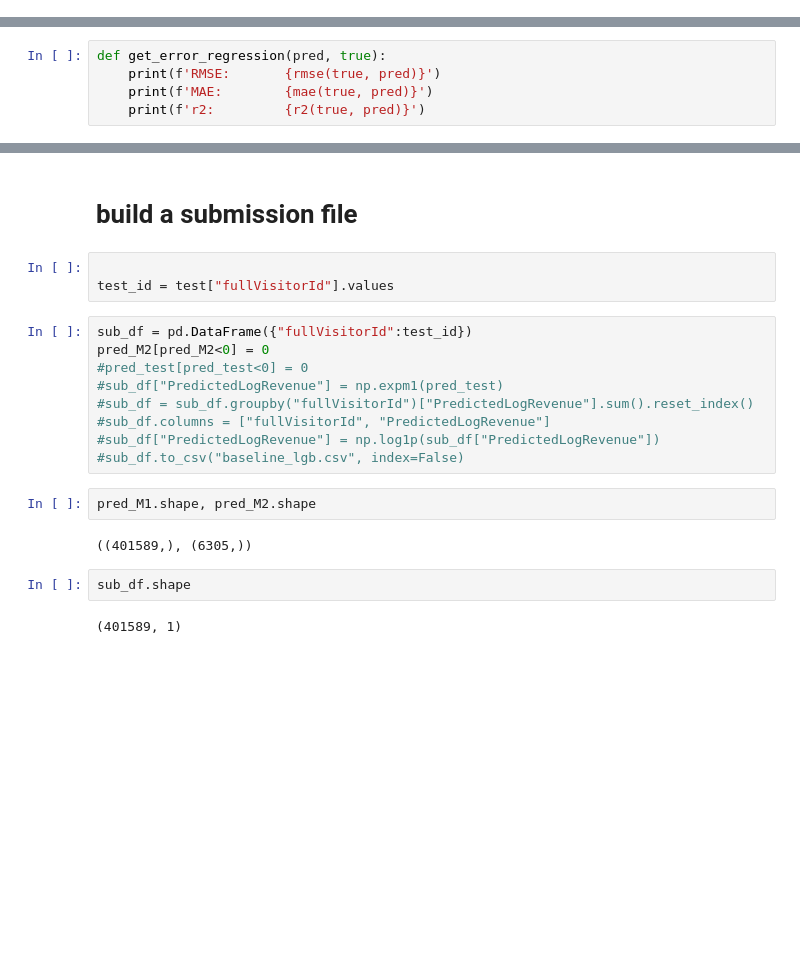
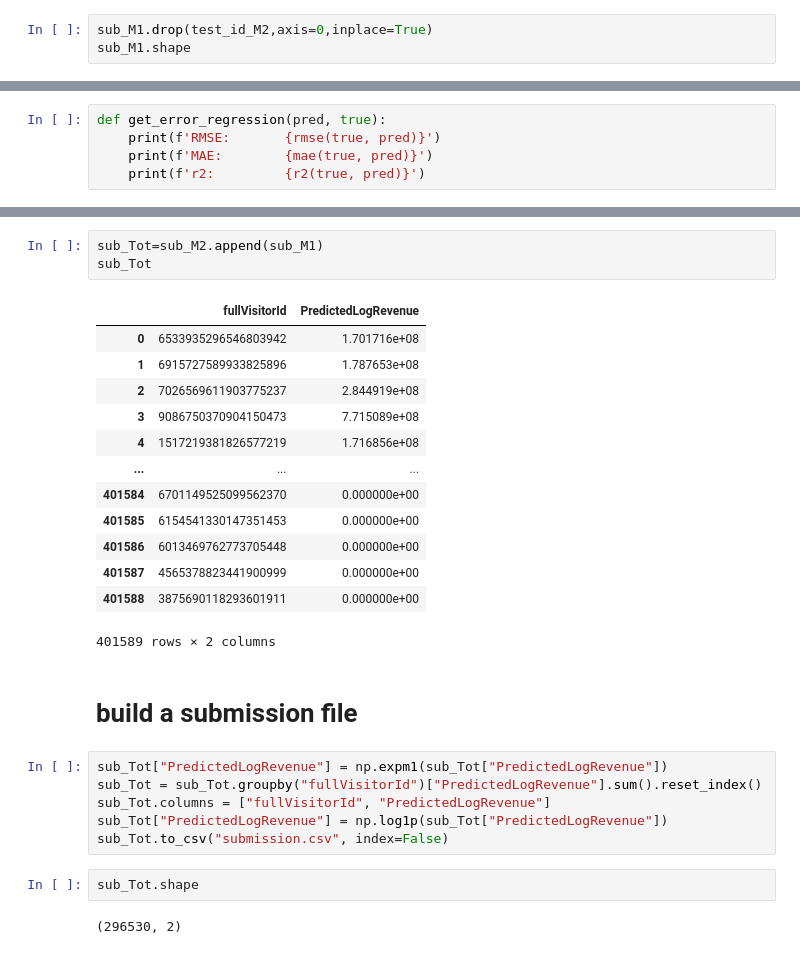
Before and after one commit to AsiMrz/MAYC_ML_Revenue_Prediction, a Jupyter notebook: Classification and Regression.ipynb, the cells around one changed output, grey strips where cells are left out. Drawn from its saved outputs; the diff is of its cells as text; blank space fills up the shorter version.

Commit message:
Submission file with mistakes

```diff
--- a/Classification and Regression.ipynb
+++ b/Classification and Regression.ipynb
@@ -318,6 +228,9 @@ test_id_M2 = Cus_Pre['fullVisitorId']
 len(test_id_M2)
 # %% [output]
 616
+# %%
+sub_M1.drop(test_id_M2,axis=0,inplace=True)
+sub_M1.shape
 # %% [markdown]
 # Model to calculate transaction Revenue
 # %% [markdown]
@@ -541,22 +447,29 @@ sub_M2
+# %%
+sub_Tot=sub_M2.append(sub_M1)
+sub_Tot
+# %% [output]
+|  | fullVisitorId | PredictedLogRevenue |
+| 0 | 6533935296546803942 | 1.701716e+08 |
+| 1 | 6915727589933825896 | 1.787653e+08 |
+| 2 | 7026569611903775237 | 2.844919e+08 |
+| 3 | 9086750370904150473 | 7.715089e+08 |
+| 4 | 1517219381826577219 | 1.716856e+08 |
+| ... | ... | ... |
+| 401584 | 6701149525099562370 | 0.000000e+00 |
+| 401585 | 6154541330147351453 | 0.000000e+00 |
+| 401586 | 6013469762773705448 | 0.000000e+00 |
+| 401587 | 4565378823441900999 | 0.000000e+00 |
+| 401588 | 3875690118293601911 | 0.000000e+00 |
+401589 rows × 2 columns
 # %% [markdown]
 # build a submission file
-# %%
-
-test_id = test["fullVisitorId"].values
 # %%
-sub_df = pd.DataFrame({"fullVisitorId":test_id})
-pred_M2[pred_M2<0] = 0
-#pred_test[pred_test<0] = 0
-#sub_df["PredictedLogRevenue"] = np.expm1(pred_test)
-#sub_df = sub_df.groupby("fullVisitorId")["PredictedLogRevenue"].sum().reset_index()
-#sub_df.columns = ["fullVisitorId", "PredictedLogRevenue"]
-#sub_df["PredictedLogRevenue"] = np.log1p(sub_df["PredictedLogRevenue"])
-#sub_df.to_csv("baseline_lgb.csv", index=False)
+sub_Tot["PredictedLogRevenue"] = np.expm1(sub_Tot["PredictedLogRevenue"])
+sub_Tot = sub_Tot.groupby("fullVisitorId")["PredictedLogRevenue"].sum().reset_index()
+sub_Tot.columns = ["fullVisitorId", "PredictedLogRevenue"]
+sub_Tot["PredictedLogRevenue"] = np.log1p(sub_Tot["PredictedLogRevenue"])
+sub_Tot.to_csv("submission.csv", index=False)
-# %%
-pred_M1.shape, pred_M2.shape
-# %% [output]
-((401589,), (6305,))
 # %%
-sub_df.shape
+sub_Tot.shape
 # %% [output]
-(401589, 1)
+(296530, 2)
```
Also changed, not shown: parts of 30 cells of this notebook.
